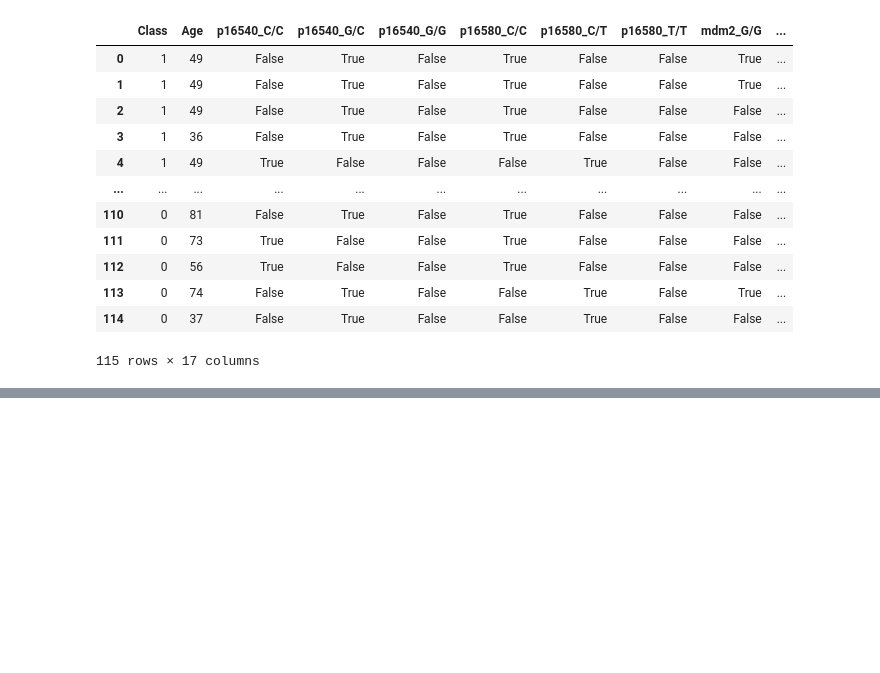
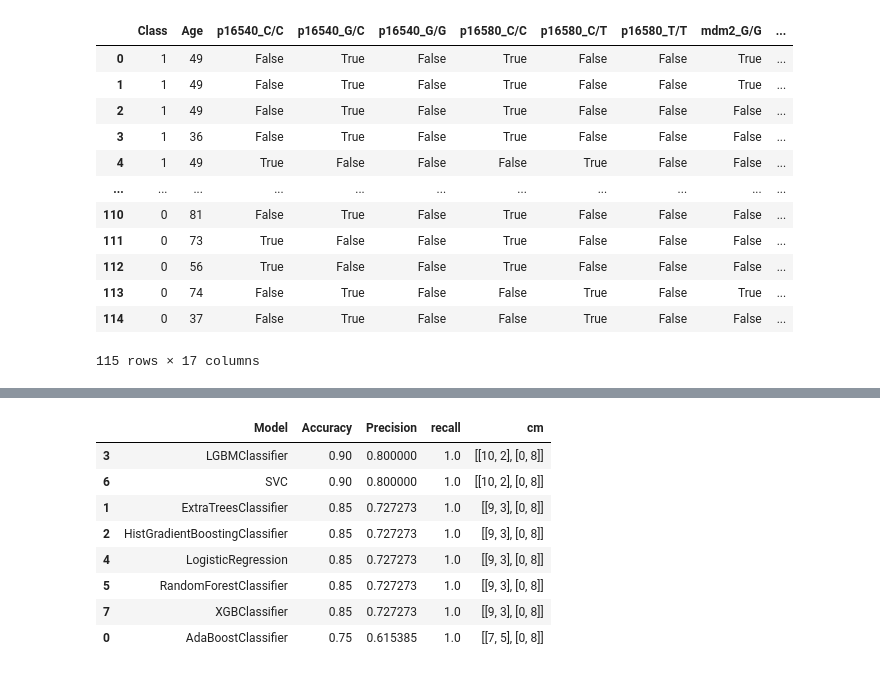
Before and after one commit to shaaleissa/colon_predictions, a Jupyter notebook: Model Training/all_models.ipynb, the cells around one changed output, grey strips where cells are left out. Drawn from its saved outputs; the diff is of its cells as text; code cells hidden in the pictures; blank space fills up the shorter version.

```diff
--- a/Model Training/all_models.ipynb
+++ b/Model Training/all_models.ipynb
@@ -101,2 +211,2 @@ model_training(X_train_oversampled, X_test_oversampled, y_train_oversampled, y_t
 # %%
-model_training(X_train_undersampled, X_test_undersampled, y_train_undersampled, y_test_undersampled)
+undersample= model_training(X_train_undersampled, X_test_undersampled, y_train_undersampled, y_test_undersampled)
@@ -102,0 +231,12 @@ model_training(X_train_undersampled, X_test_undersampled, y_train_undersampled,
+# %%
+undersample
+# %% [output]
+|  | Model | Accuracy | Precision | recall | cm |
+| 3 | LGBMClassifier | 0.90 | 0.800000 | 1.0 | [[10, 2], [0, 8]] |
+| 6 | SVC | 0.90 | 0.800000 | 1.0 | [[10, 2], [0, 8]] |
+| 1 | ExtraTreesClassifier | 0.85 | 0.727273 | 1.0 | [[9, 3], [0, 8]] |
+| 2 | HistGradientBoostingClassifier | 0.85 | 0.727273 | 1.0 | [[9, 3], [0, 8]] |
+| 4 | LogisticRegression | 0.85 | 0.727273 | 1.0 | [[9, 3], [0, 8]] |
+| 5 | RandomForestClassifier | 0.85 | 0.727273 | 1.0 | [[9, 3], [0, 8]] |
+| 7 | XGBClassifier | 0.85 | 0.727273 | 1.0 | [[9, 3], [0, 8]] |
+| 0 | AdaBoostClassifier | 0.75 | 0.615385 | 1.0 | [[7, 5], [0, 8]] |
```
Also changed, not shown: parts of 12 cells of this notebook, 1 other file.
